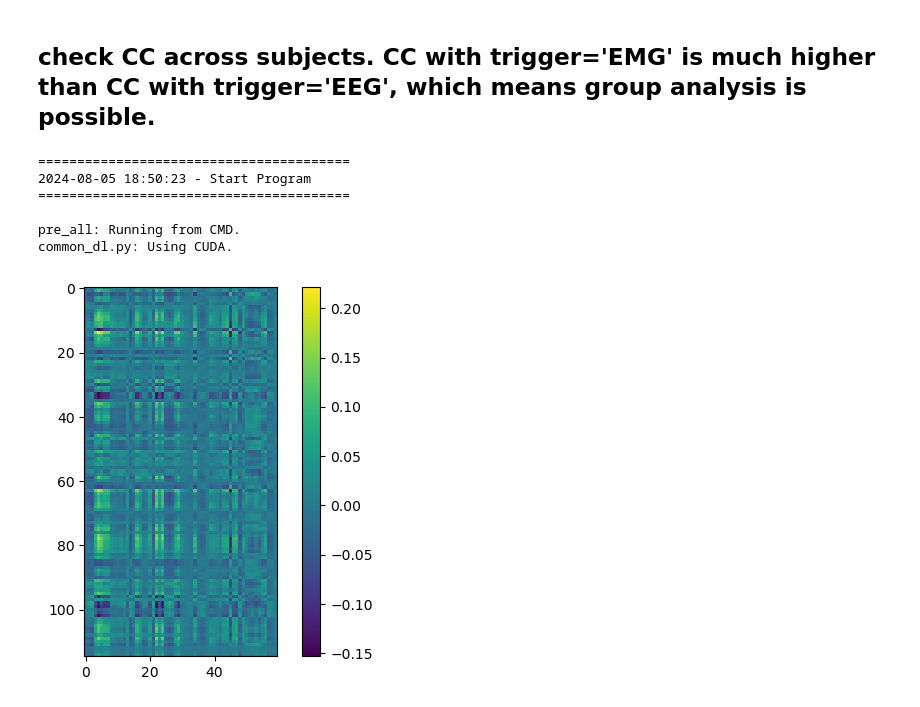
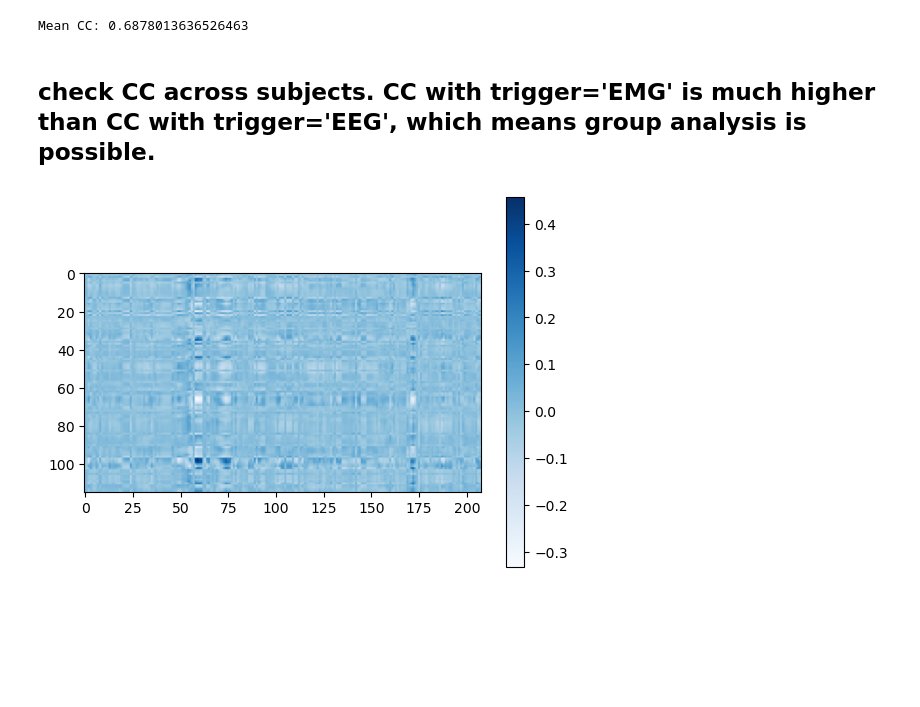
Before and after one commit to xiaolongwu0713/python, a Jupyter notebook: gesture/group_analysis/check_CC.ipynb, the cells around one changed output. Saved outputs shown, nothing was run; the diff lists cells and outputs as text; code cells hidden in the pictures; blank space fills up the shorter version.

```diff
--- a/gesture/group_analysis/check_CC.ipynb
+++ b/gesture/group_analysis/check_CC.ipynb
@@ -111,3 +132,9 @@ ch_mean.index(max(ch_mean)) #maximum 0.68
+# %%
+a=matrixes[81].reshape(-1)
+b=matrixes[81].shape[0]
+print('Mean CC: '+ str(sum(a)/(b*b-b)))
+# %% [output]
+Mean CC: 0.6878013636526463
 # %% [markdown]
 ## check CC across subjects. CC with trigger='EMG' is much higher than CC with trigger='EEG', which means group analysis is possible.
 # %%
@@ -115,24 +142,17 @@ from gesture.group_analysis.util import calculate_CC
 import matplotlib.pyplot as plt
 
 sid1=2
-sid2=4
+sid2=10
 sf1=1000
 sf2=1000
-# %% [output]
-========================================
-2024-08-05 18:50:23 - Start Program
-========================================
-
-pre_all: Running from CMD.
-common_dl.py: Using CUDA.
 # %%
-matrixes,ordered_ch_names=calculate_CC(sid1, sf1, sid2, sf2, f1=1, f2=3,trigger='EMG',re_ordered=True,random_shift=[0,500])
+matrixes,ordered_ch_names=calculate_CC(sid1, sf1, sid2, sf2, f1=1, f2=3,trigger='EMG',re_ordered=True,duration=2)
 # %%
 # trigger=EEG+random_shift
 %matplotlib inline
 fig,ax=plt.subplots()
-im=ax.imshow(matrixes)
+im=ax.imshow(matrixes,cmap='Blues')
 fig.colorbar(im)
-plt.show()
+plt.show() # 0.5s:0.35; 1s:0.35; sid2+10:[1s:0.55,2s:0.45]
 # %% [output]
-[figure, old version]
+[figure, new version]
```
Also changed, not shown: parts of 20 cells of this notebook, 18 other files.
